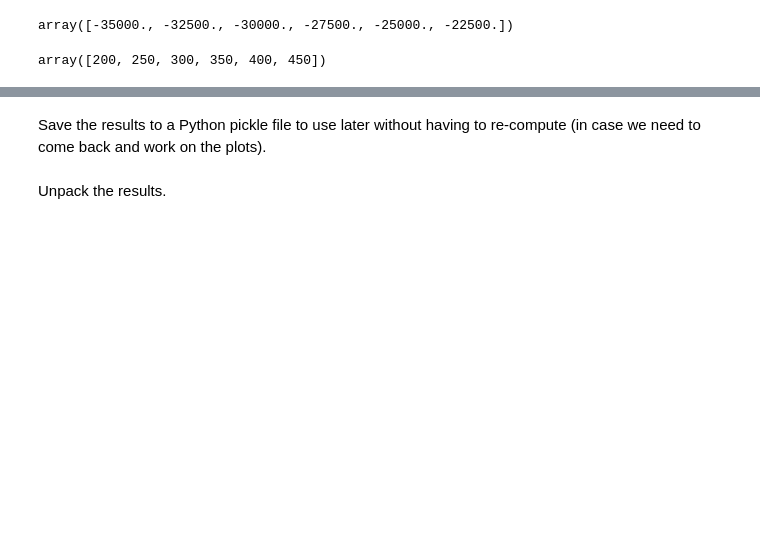
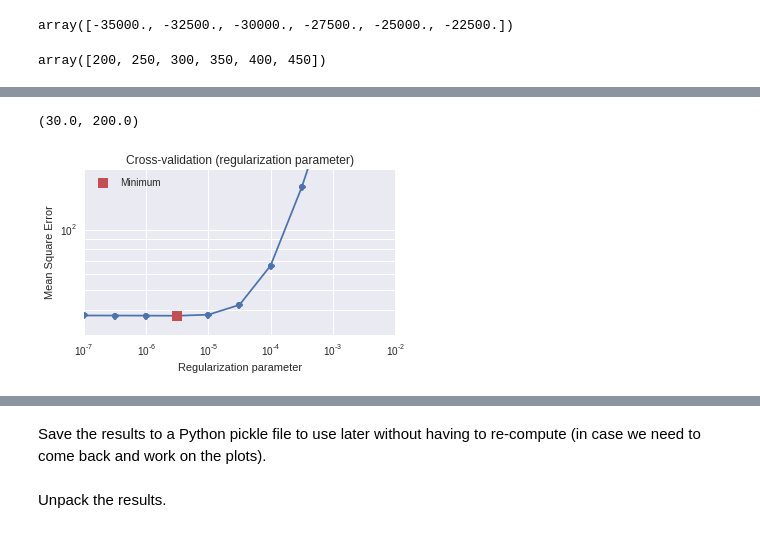
Before and after one commit to pinga-lab/paper-moho-inversion-tesseroids, a Jupyter notebook: notebooks/synthetic-crust1-south-america.ipynb, the cells around one changed output, grey strips where cells are left out. Cells and saved outputs as stored; diff of their text form; code cells hidden in the pictures; blank space fills up the shorter version.

```diff
--- a/notebooks/synthetic-crust1-south-america.ipynb
+++ b/notebooks/synthetic-crust1-south-america.ipynb
@@ -234,7 +234,7 @@ def plot_diff_seismic_hist(solution, test_points):
     plt.ylabel('Normalized frequency')
     plt.tight_layout(pad=0)
 # %%
-def plot_cv(regul_params, scores, best, log=True):
+def plot_cv_regul(regul_params, scores, best, log=True):
     plt.figure(figsize=(5, 3))
     plt.title('Cross-validation (regularization parameter)')
     plt.plot(regul_params, scores, marker='o')
@@ -448,6 +460,6 @@ def take_best(scores, best_reguls, regul_scores, solutions):
 
 These are the values of the regularization parameter, reference level, and density contrast that we'll use.
 # %%
-regul_params = np.logspace(-7, -3, 10)
+regul_params = np.logspace(-7, -2, 10, endpoint=False)
 regul_params
 # %% [output]
@@ -473,0 +489,7 @@ Wall time: 6h 16min 17s
+# %%
+plot_cv_regul(regul_params, cvregul['scores'], cvregul['best'], log=True)
+plt.grid(True, which='both', axis='y')
+plt.ylim(3e1, 2e2)
+# %% [output]
+(30.0, 200.0)
+[figure, added]
```
Also changed, not shown: parts of 25 cells of this notebook.
